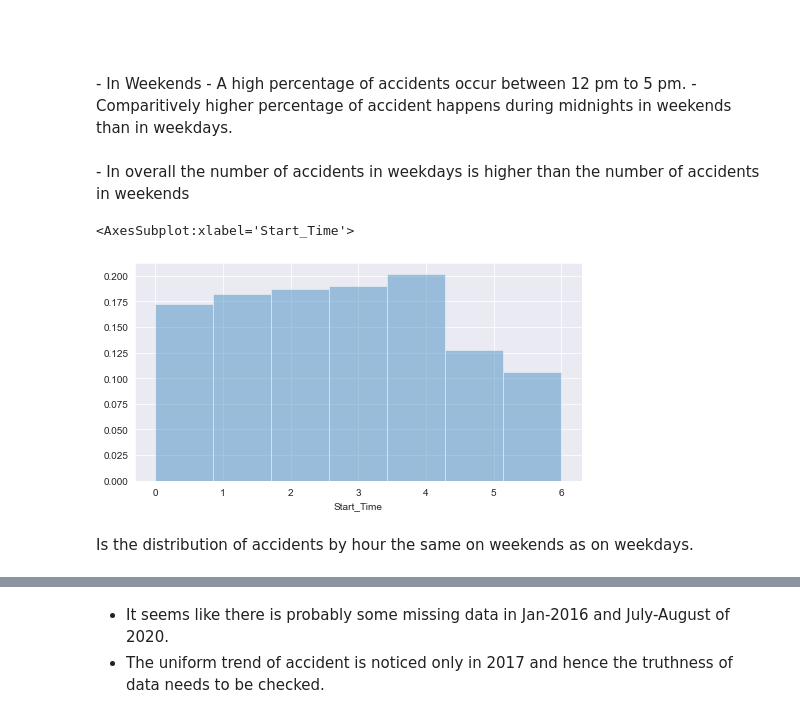
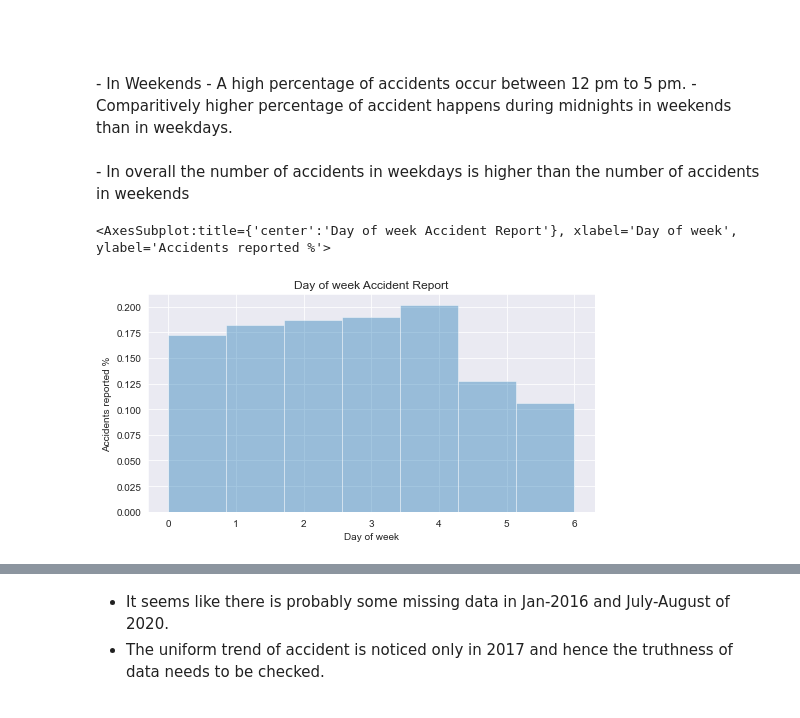
Before and after one commit to P-M-Balaji/DataAnalyticsProjects, a Jupyter notebook: US_AccidentsAnalysis/us-accidents-analysis.ipynb, the cells around one changed output, grey strips where cells are left out. Cells and saved outputs as stored; diff of their text form; code cells hidden in the pictures.

```diff
--- a/US_AccidentsAnalysis/us-accidents-analysis.ipynb
+++ b/US_AccidentsAnalysis/us-accidents-analysis.ipynb
@@ -321,6 +346,7 @@ sns.histplot(data=df.Start_Time.dt.hour, binwidth=1)
 <AxesSubplot:xlabel='Start_Time', ylabel='Count'>
 [figure]
 # %%
+df['Date'] = df['Start_Time'].dt.date
 weekdays_df = df[(df.Start_Time.dt.dayofweek != 5) & (
     df.Start_Time.dt.dayofweek != 6)]
 weekend_df = df[(df.Start_Time.dt.dayofweek == 5) | (
@@ -368,9 +384,8 @@ Accidents per day in weekends: 285482.5
 - In overall the number of accidents in weekdays is higher than the number of accidents in weekends
 # %%
 plt.figure(figsize=(8, 4))
-sns.distplot(df.Start_Time.dt.dayofweek, bins=7, kde=False, norm_hist=True)
+plt.subplot(111, title="Day of week Accident Report", ylabel="Accidents reported %")
+sns.distplot(df.Start_Time.dt.dayofweek, bins=7, kde=False, norm_hist=True, axlabel="Day of week")
 # %% [output]
-<AxesSubplot:xlabel='Start_Time'>
+<AxesSubplot:title={'center':'Day of week Accident Report'}, xlabel='Day of week', ylabel='Accidents reported %'>
-[figure, old version]
+[figure, new version]
-# %% [markdown]
-Is the distribution of accidents by hour the same on weekends as on weekdays.
```
Also changed, not shown: parts of 25 cells of this notebook.
